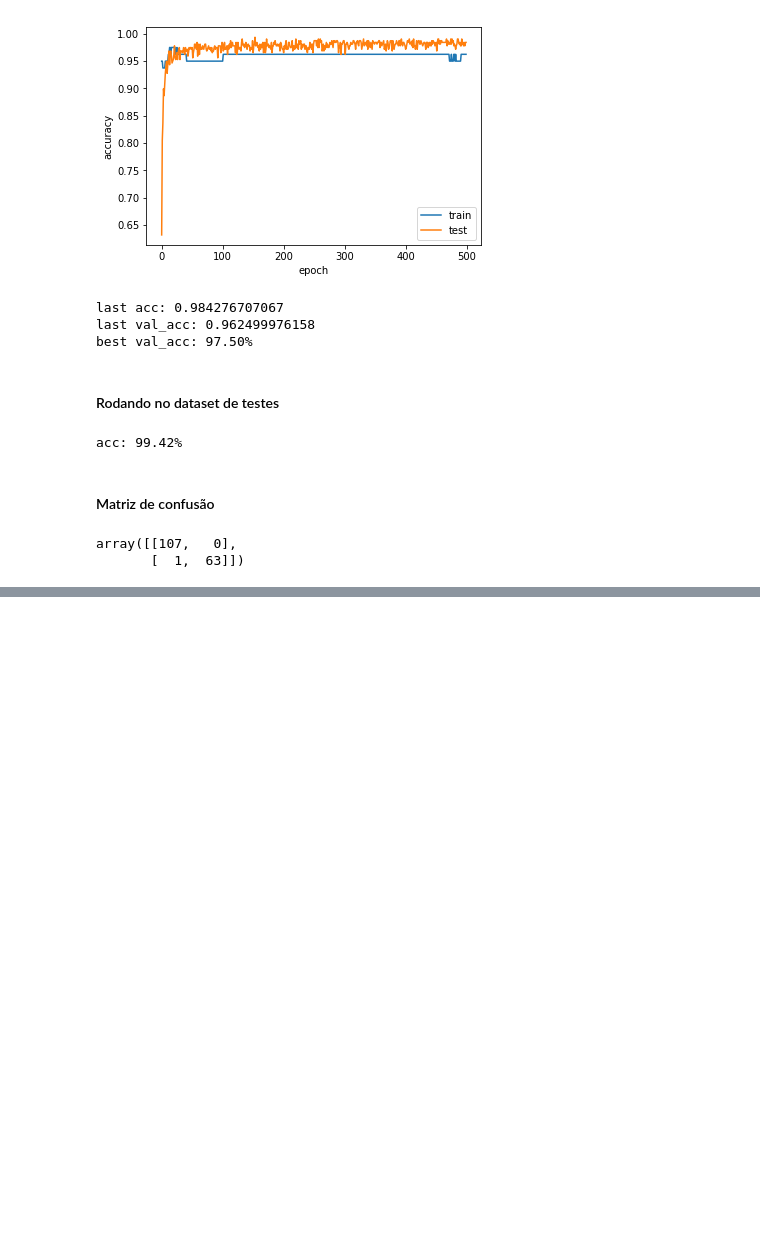
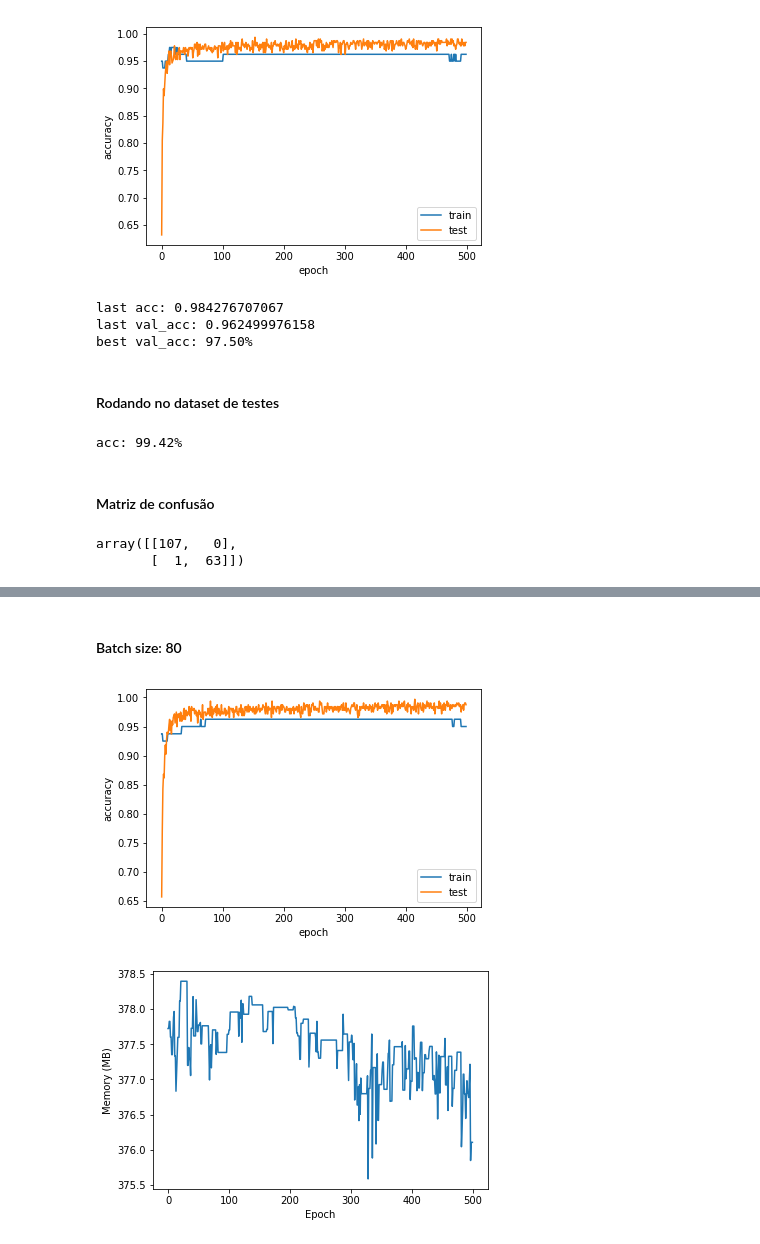
Before and after one commit to fernandocamargoai/deeplearningcourse2018, a Jupyter notebook: Lista_3/Notebook.ipynb, the cells around one changed output, grey strips where cells are left out. Drawn from its saved outputs; the diff is of its cells as text; code cells hidden in the pictures; blank space fills up the shorter version.

```diff
--- a/Lista_3/Notebook.ipynb
+++ b/Lista_3/Notebook.ipynb
@@ -155,0 +245,12 @@ array([[107,   0],
+# %% [markdown]
+#### Batch size: 80
+# %%
+%%time
+log = create_model().fit(X_train, y_train, batch_size=80, epochs=500, validation_data=(X_val, y_val), verbose=0, callbacks=[MemoryMetric()])
+plot_log(log)
+plot_memory(log.history['memory'])
+print("last acc:", log.history['acc'][-1])
+print("last val_acc:", log.history['val_acc'][-1])
+# %% [output]
+[figure, added]
+[figure, added]
```
Also changed, not shown: parts of 24 cells of this notebook.
